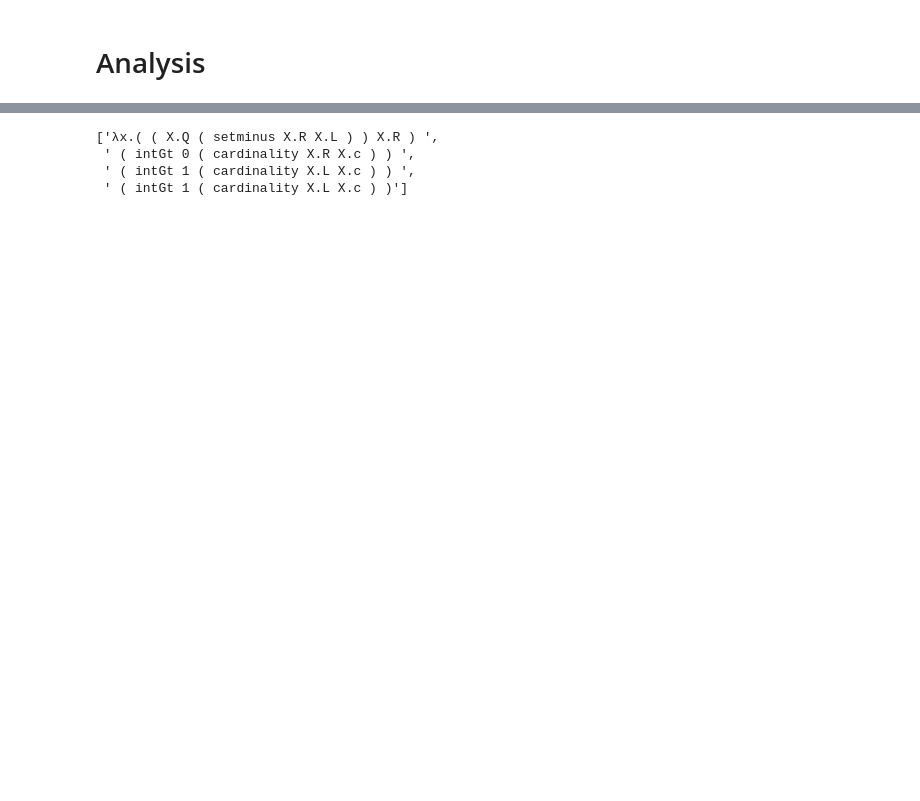
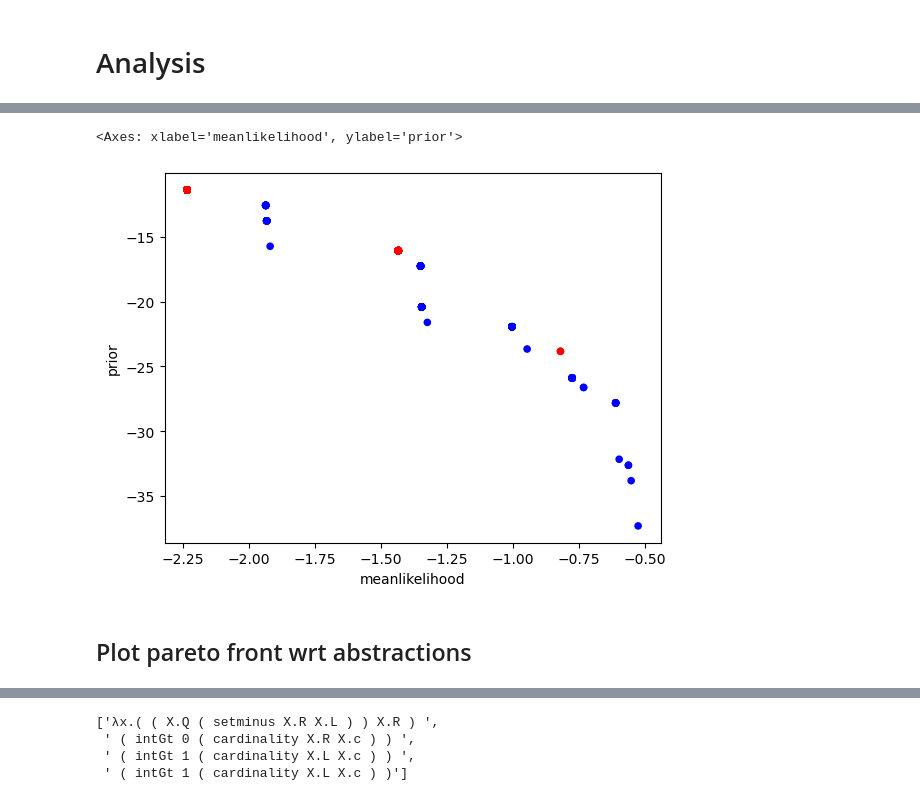
Before and after one commit to thelogicalgrammar/compositionalModes, a Jupyter notebook: analysis/quantifiers/analysis.ipynb, the cells around one changed output, grey strips where cells are left out. Cells and saved outputs as stored; diff of their text form; code cells hidden in the pictures; blank space fills up the shorter version.

```diff
--- a/analysis/quantifiers/analysis.ipynb
+++ b/analysis/quantifiers/analysis.ipynb
@@ -49,0 +516,12 @@ processing hypothesis data
+# %%
+
+
+df_pareto_literal.plot(
+    kind='scatter',
+    x='meanlikelihood',
+    y='prior',
+    c=df_pareto_literal['cons'].apply(lambda x: 'red' if x else 'blue'),
+)
+# %% [output]
+<Axes: xlabel='meanlikelihood', ylabel='prior'>
+[figure, added]
@@ -49,0 +604,2 @@ processing hypothesis data
+# %% [markdown]
+## Plot pareto front wrt abstractions
```
Also changed, not shown: parts of 66 cells of this notebook, 15 other files.
